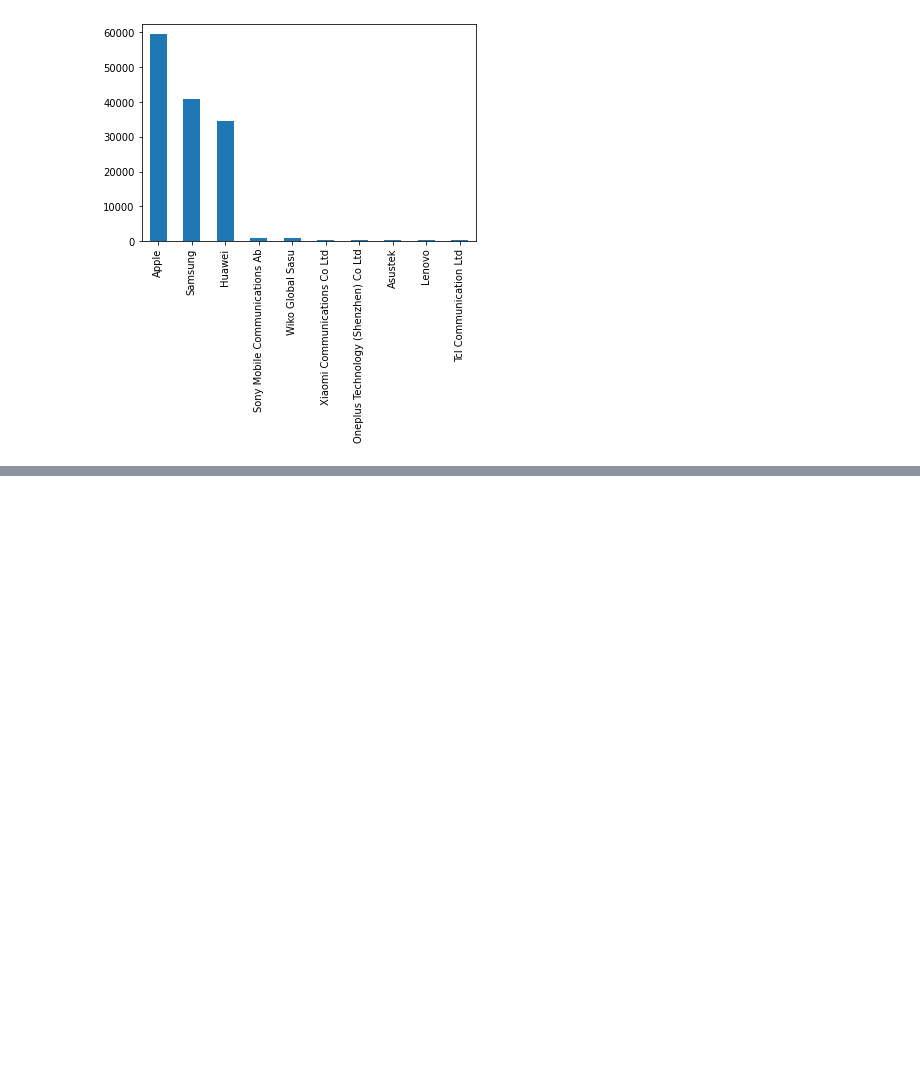
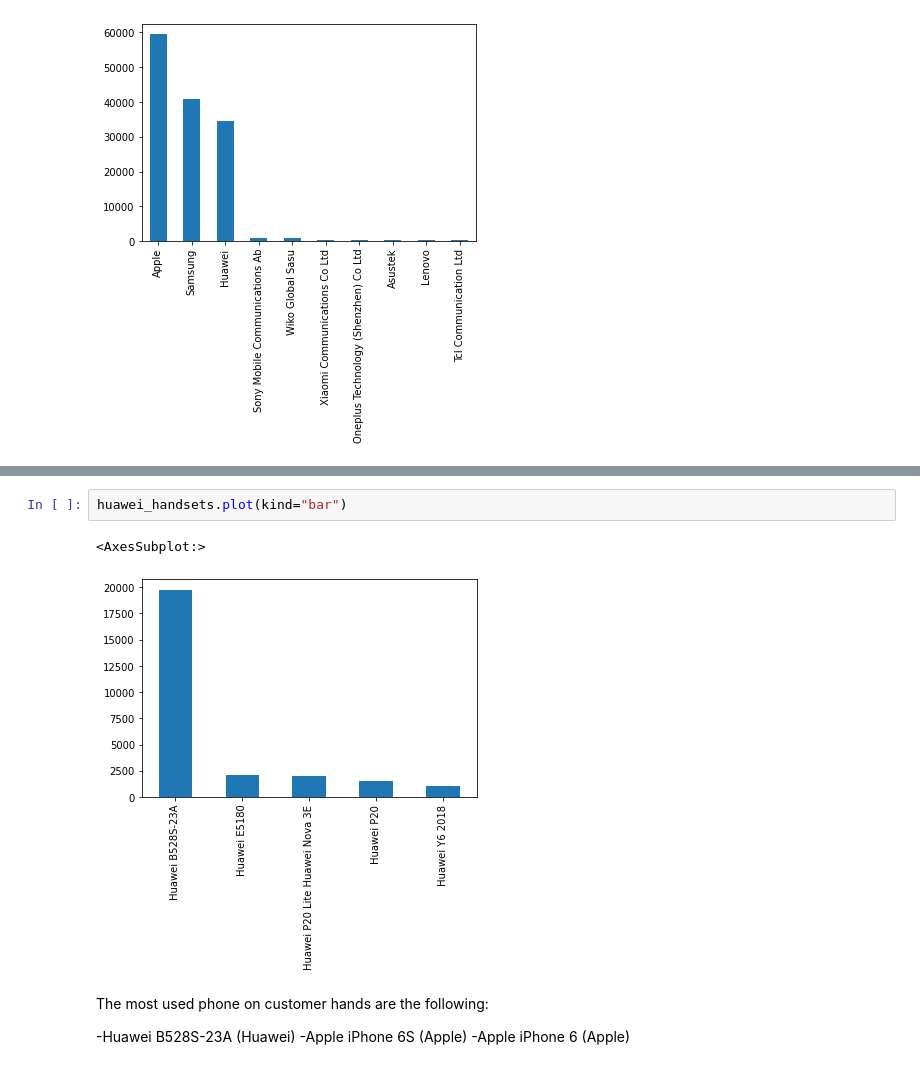
Before and after one commit to abeselomg/Telecom_user_analysis, a Jupyter notebook: notebooks/notebook.ipynb, the cells around one changed output, grey strips where cells are left out. Cells and saved outputs as stored; diff of their text form; blank space fills up the shorter version.

```diff
--- a/notebooks/notebook.ipynb
+++ b/notebooks/notebook.ipynb
@@ -119,0 +171,15 @@ clean_headset_count.plot(kind="bar")
+# %%
+huawei_handsets.plot(kind="bar")
+# %% [output]
+<AxesSubplot:>
+[figure, added]
+# %% [markdown]
+
+
+The most used phone on customer hands are the following:
+
+
+
+-Huawei B528S-23A (Huawei)
+-Apple iPhone 6S (Apple)
+-Apple iPhone 6 (Apple)
```
Also changed, not shown: parts of 5 cells of this notebook.
